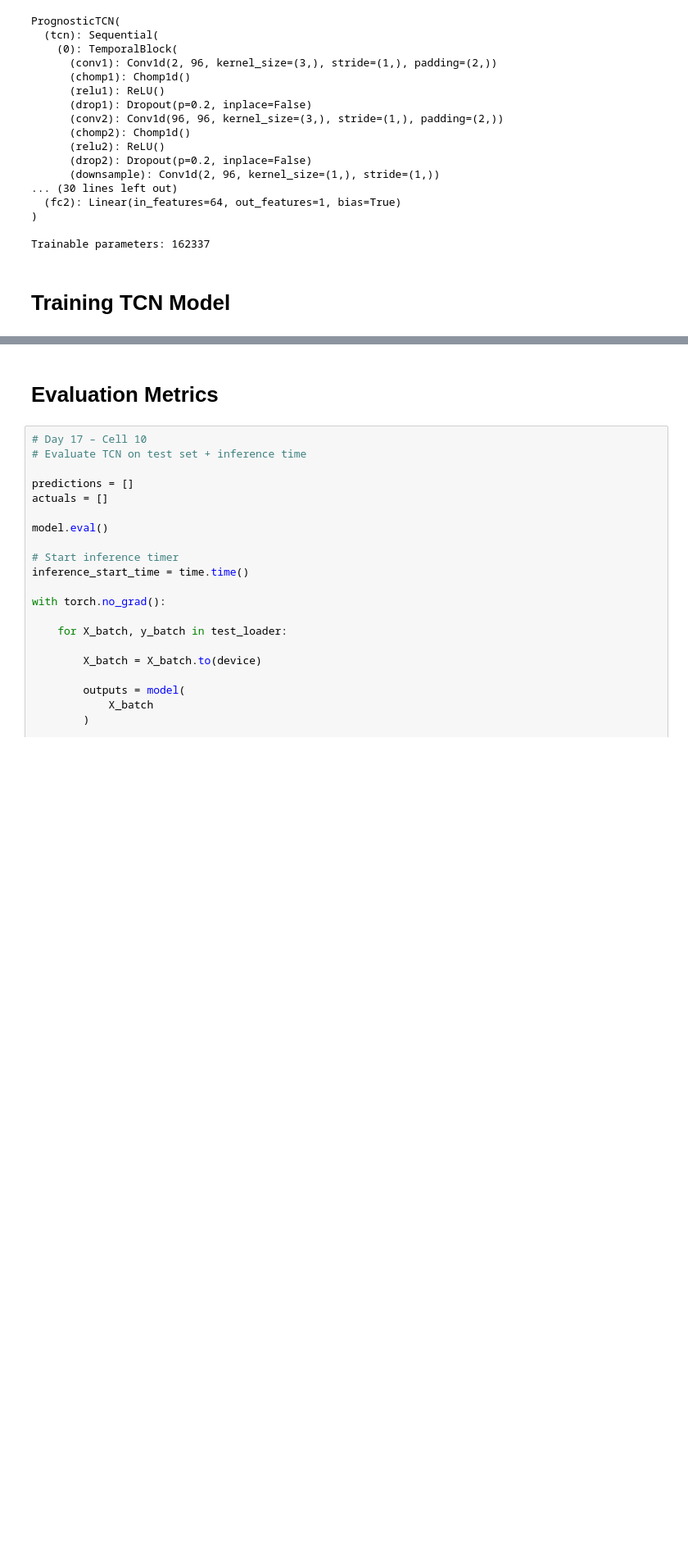
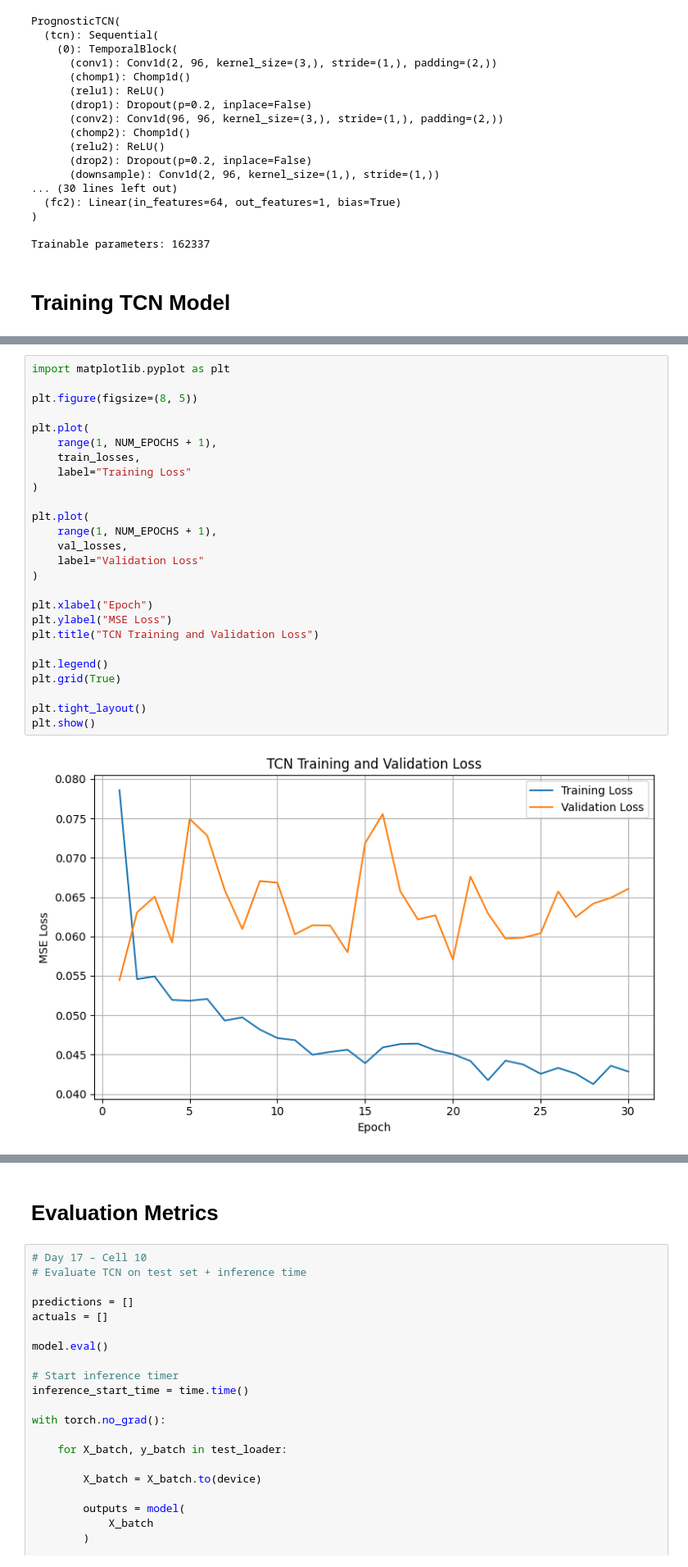
Before and after one commit to dowluri-ashok/auv-battery-health-rul-prediction, a Jupyter notebook: notebooks/day_17 (1).ipynb, the cells around one changed output, grey strips where cells are left out. Shown at 82% size. Cells and saved outputs as stored; diff of their text form; blank space fills up the shorter version.

```diff
--- a/notebooks/day_17 (1).ipynb
+++ b/notebooks/day_17 (1).ipynb
@@ -622,6 +622,34 @@ Training Time: 42.91 seconds
 
 Checkpoint:
 /content/drive/MyDrive/IITG dataset/cleaned_dataset/processed_dataset_v1/day17_tcn_best_soh_model.pth
+# %%
+import matplotlib.pyplot as plt
+
+plt.figure(figsize=(8, 5))
+
+plt.plot(
+    range(1, NUM_EPOCHS + 1),
+    train_losses,
+    label="Training Loss"
+)
+
+plt.plot(
+    range(1, NUM_EPOCHS + 1),
+    val_losses,
+    label="Validation Loss"
+)
+
+plt.xlabel("Epoch")
+plt.ylabel("MSE Loss")
+plt.title("TCN Training and Validation Loss")
+
+plt.legend()
+plt.grid(True)
+
+plt.tight_layout()
+plt.show()
+# %% [output]
+[figure, added]
 # %%
 # Day 17 – Cell 9
 # Load best checkpoint
```
Also changed, not shown: parts of 7 cells of this notebook.
